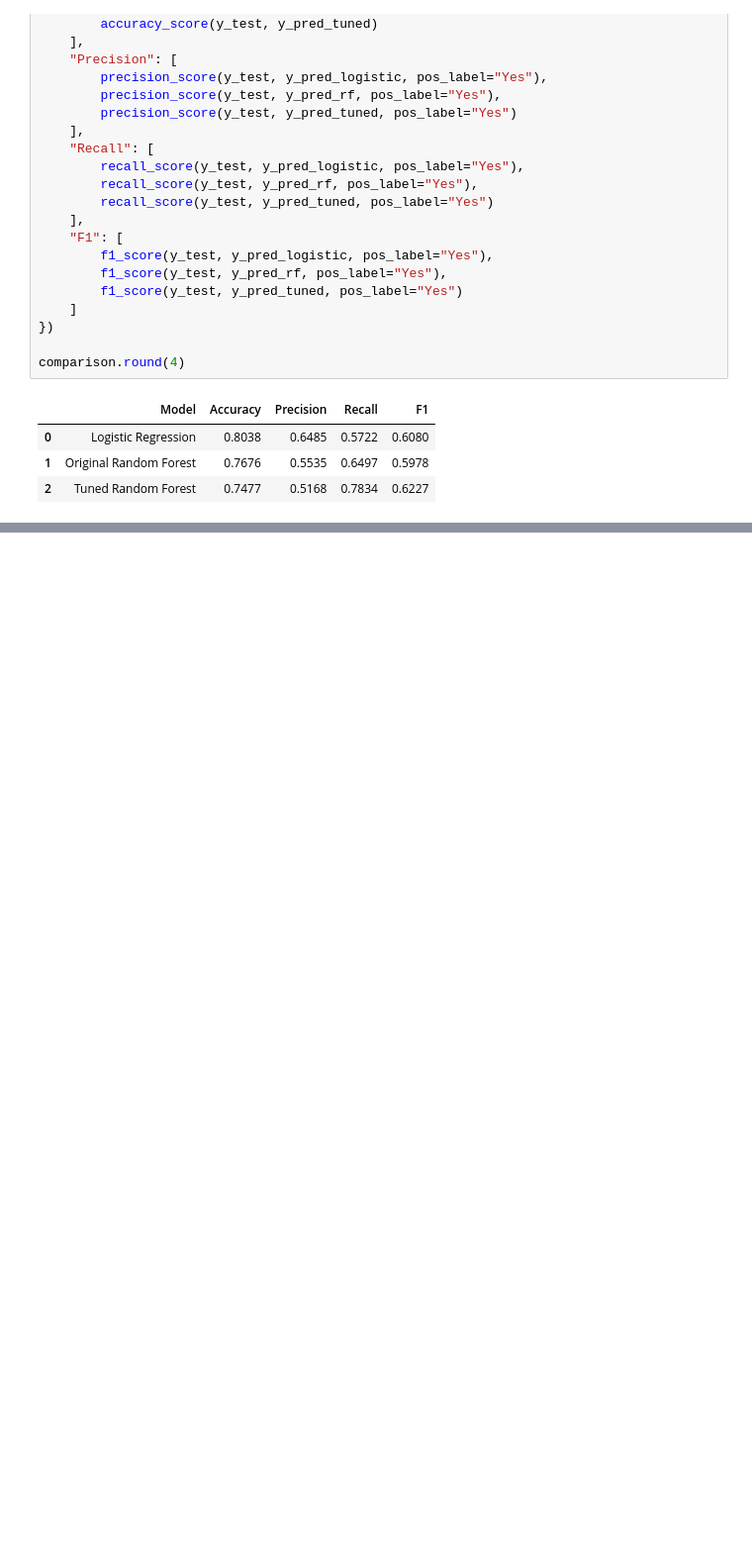
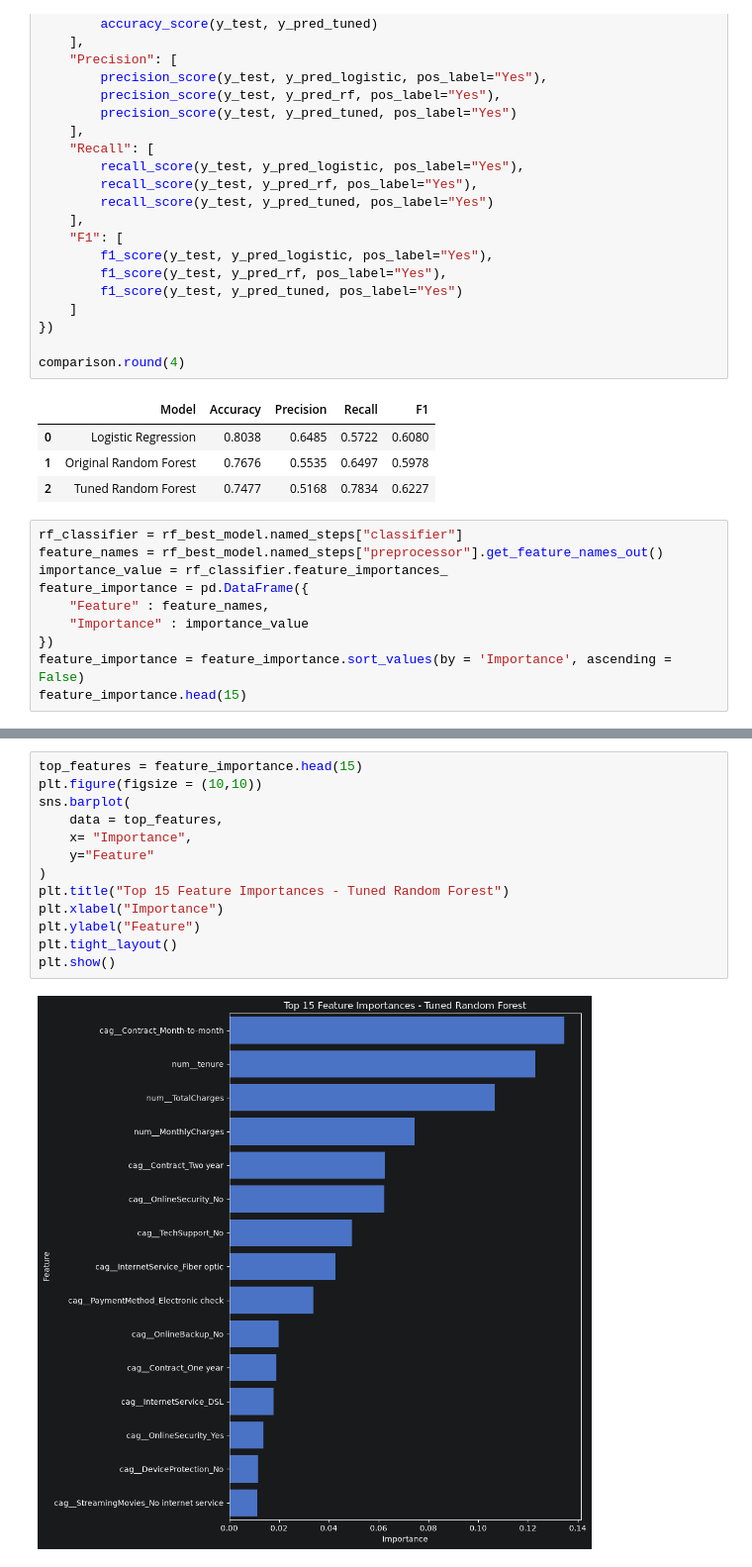
Before and after one commit to Juli-af/customer-churn-prediction, a Jupyter notebook: notebooks/01_data_inspection.ipynb, the cells around one changed output, grey strips where cells are left out. Shown at 99% size. Drawn from its saved outputs; the diff is of its cells as text; blank space fills up the shorter version.

Commit message:
feat: analyze feauture importance for churn prediction

```diff
--- a/notebooks/01_data_inspection.ipynb
+++ b/notebooks/01_data_inspection.ipynb
@@ -642,3 +642,13 @@ comparison.round(4)
 | 0 | Logistic Regression | 0.8038 | 0.6485 | 0.5722 | 0.6080 |
 | 1 | Original Random Forest | 0.7676 | 0.5535 | 0.6497 | 0.5978 |
 | 2 | Tuned Random Forest | 0.7477 | 0.5168 | 0.7834 | 0.6227 |
+# %%
+rf_classifier = rf_best_model.named_steps["classifier"]
+feature_names = rf_best_model.named_steps["preprocessor"].get_feature_names_out()
+importance_value = rf_classifier.feature_importances_
+feature_importance = pd.DataFrame({
+    "Feature" : feature_names,
+    "Importance" : importance_value
+})
+feature_importance = feature_importance.sort_values(by = 'Importance', ascending = False)
+feature_importance.head(15)
@@ -644,0 +672,15 @@ comparison.round(4)
+# %%
+top_features = feature_importance.head(15)
+plt.figure(figsize = (10,10))
+sns.barplot(
+    data = top_features,
+    x= "Importance",
+    y="Feature"
+)
+plt.title("Top 15 Feature Importances - Tuned Random Forest")
+plt.xlabel("Importance")
+plt.ylabel("Feature")
+plt.tight_layout()
+plt.show()
+# %% [output]
+[figure, added]
```
Also changed, not shown: parts of 2 cells of this notebook.
